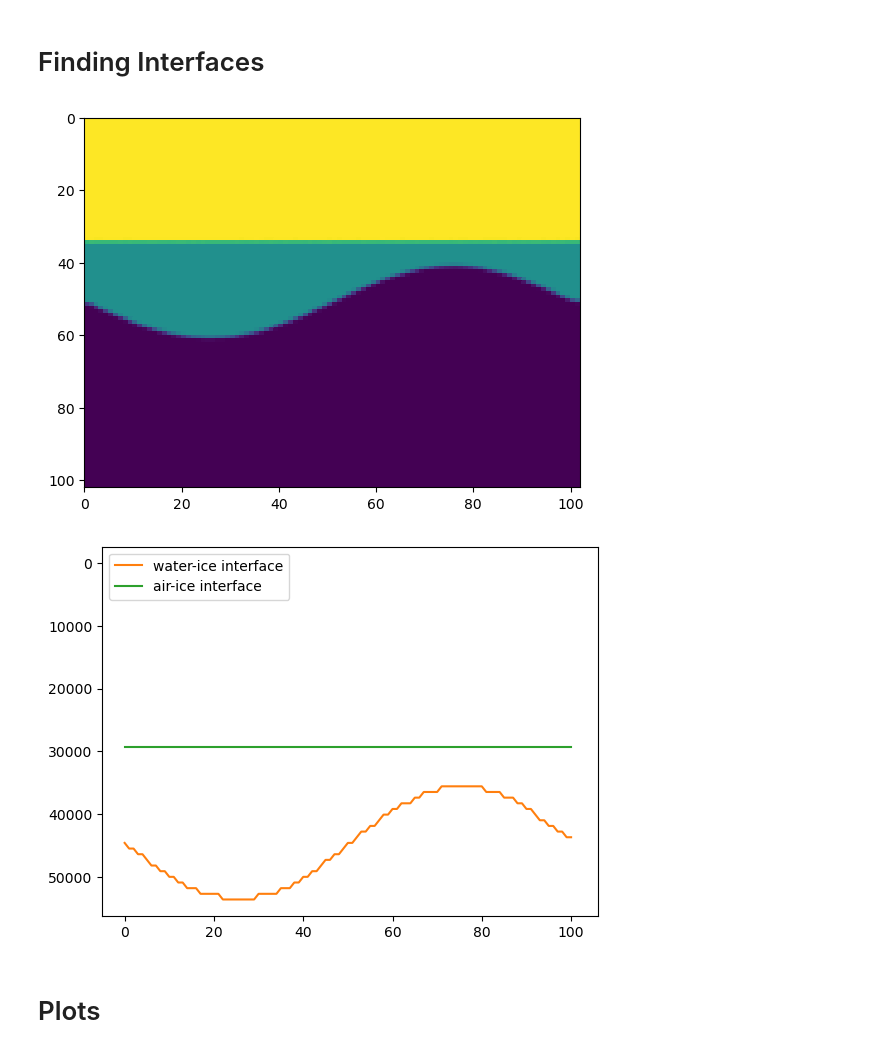
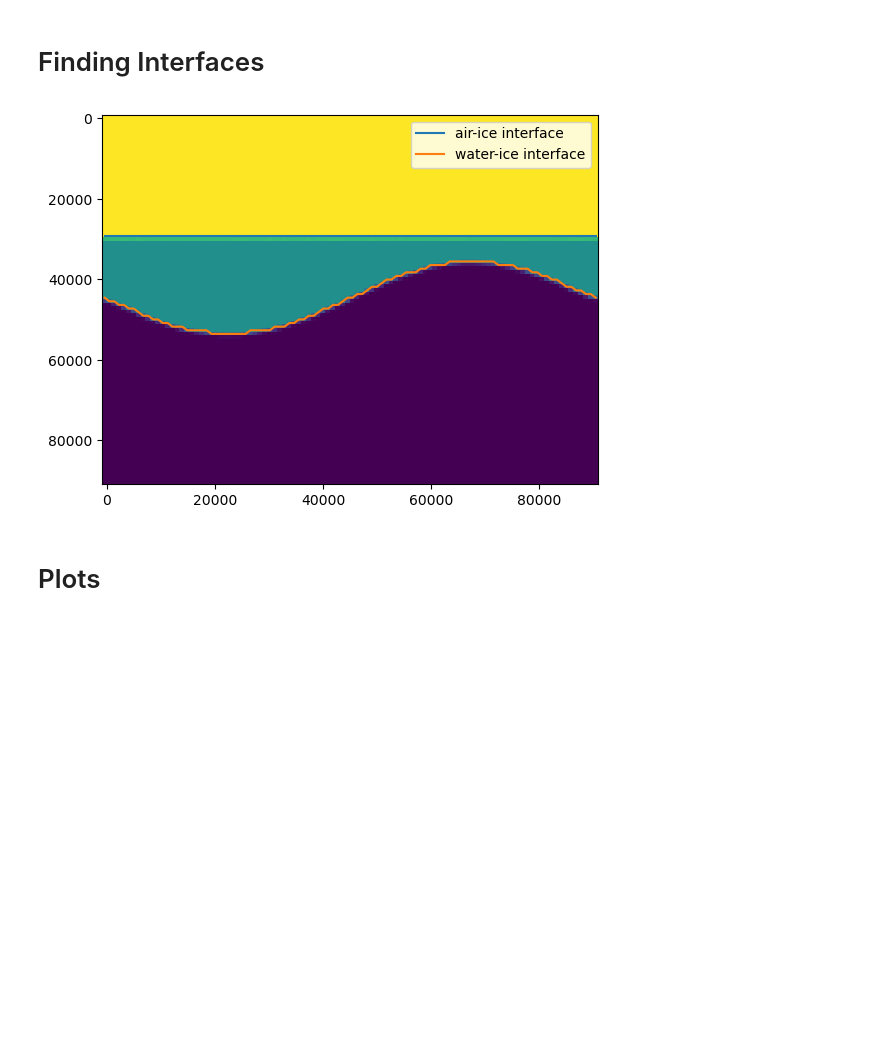
Before and after one commit to maxrudolph/gerya-julia, a Jupyter notebook: Simple-Icy-Shell-Model.ipynb, the cells around one changed output. Cells and saved outputs as stored; diff of their text form; code cells hidden in the pictures; blank space fills up the shorter version.

Commit message:
updated interface

```diff
--- a/Simple-Icy-Shell-Model.ipynb
+++ b/Simple-Icy-Shell-Model.ipynb
@@ -332,53 +332,47 @@ LoadError: UndefVarError: marker_to_basic_node not defined
 # %% [markdown]
 # Finding Interfaces
 # %%
-water_ice_interface = zeros(Float64,grid.nx)
-air_ice_interface = zeros(Float64,grid.nx)
+water_ice_interface = zeros(Float64,grid.nx+1)
+air_ice_interface = zeros(Float64,grid.nx+1)
 W = 90000.0
 H = 90000.0
 
 # Transfer materials to nodes
 mat, = marker_to_stag(markers,grid,markers.integers[[markers.integerFields["material"]],:],"center")
 
 i = 1
-for i in 1:(grid.ny)
-    for j in 1:(grid.nx)
+for i in 1:(grid.ny+1)
+    for j in 1:(grid.nx+1)
         if mat[i,j] >= 1.5
             water_ice_interface[j] = grid.yc[i]
         else
             j = i+1
         end
     end
 end
 
 i = 1
-for i in 1:(grid.ny)
-    for j in 1:(grid.nx)
+for i in 1:(grid.ny+1)
+    for j in 1:(grid.nx+1)
         if mat[i,j] >= 2.5
             air_ice_interface[j] = grid.yc[i]
         else
             j = i+1
         end
     end
 end
 
-#display(mat)
-
+# size(air_ice_interface)
+# size(water_ice_interface)
 figure()
-pcolor(mat)
-gca().invert_yaxis()
-show()
-
-figure()
-plot(grid.nx,grid.ny)
-plot(water_ice_interface,label="water-ice interface")
-plot(air_ice_interface,label="air-ice interface")
+pcolor(grid.xc,grid.yc,mat)
+plot(grid.xc,air_ice_interface,label="air-ice interface")
+plot(grid.xc,water_ice_interface,label="water-ice interface")
 gca().invert_yaxis()
 legend()
 show()
 # %% [output]
-[figure, old version]
+[figure, new version]
-[figure, removed]
 # %% [markdown]
 # Plots
 # %%
```
